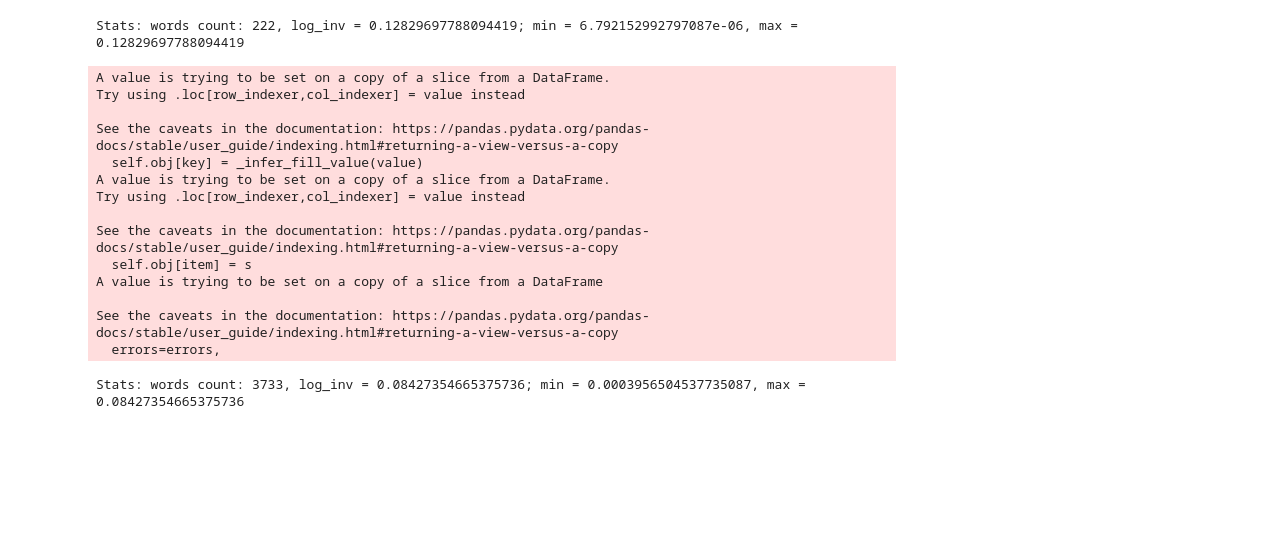
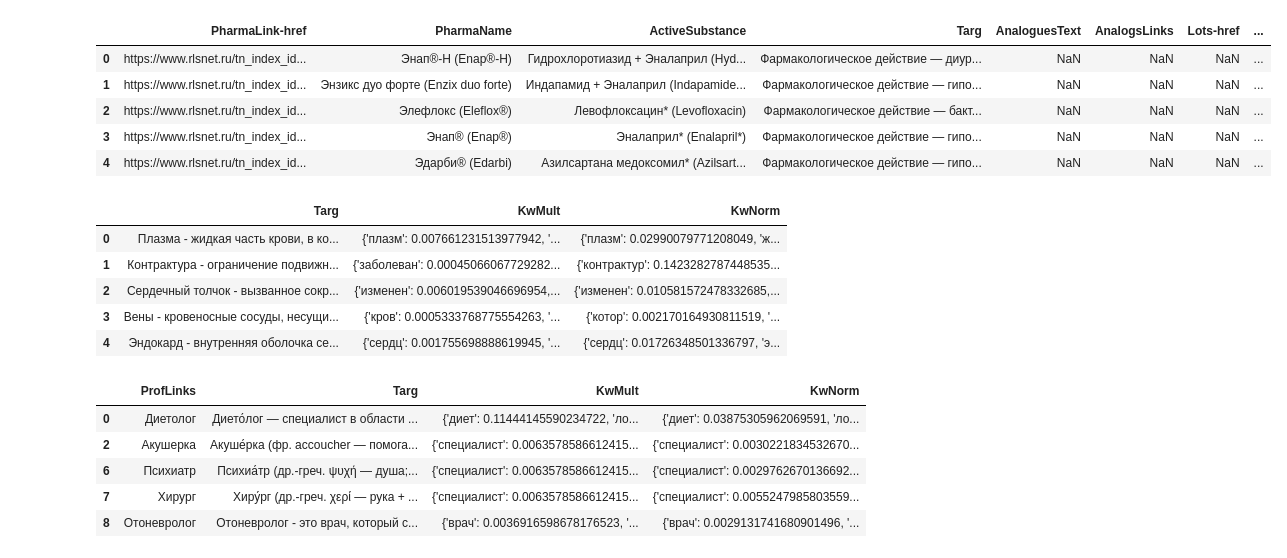
Before and after one commit to maksutovaynur/virushack, a Jupyter notebook: data/Scrapping.ipynb, the cells around one changed output. Cells and saved outputs as stored; diff of their text form; code cells hidden in the pictures; blank space fills up the shorter version.

```diff
--- a/data/Scrapping.ipynb
+++ b/data/Scrapping.ipynb
@@ -80,28 +124,30 @@ S2dict.rename(columns={"Description": "Targ"}, inplace=True)
 # %%
-pharma = prepare_dataset(pharma, 'pharma', max_len=None)
-Sdict = prepare_dataset(Sdict, 'def', max_len=None)
-S2dict = prepare_dataset(S2dict, 'def2', max_len=None)
-Pdict = prepare_dataset(Pdict, 'prof', max_len=None)
+Ph = prepare_dataset(pharma, 'pharma', max_len=None)
+Sd = prepare_dataset(sdict, 'def', max_len=None)
+Sd2 = prepare_dataset(sdict2, 'def2', max_len=None)
+Pd = prepare_dataset(pdict, 'prof', max_len=None)
-# %% [output]
-Stats: words count: 222, log_inv = 0.12829697788094419; min = 6.792152992797087e-06, max = 0.12829697788094419
-A value is trying to be set on a copy of a slice from a DataFrame.
-Try using .loc[row_indexer,col_indexer] = value instead
-
-See the caveats in the documentation: https://pandas.pydata.org/pandas-docs/stable/user_guide/indexing.html#returning-a-view-versus-a-copy
-  self.obj[key] = _infer_fill_value(value)
-A value is trying to be set on a copy of a slice from a DataFrame.
-Try using .loc[row_indexer,col_indexer] = value instead
-
-See the caveats in the documentation: https://pandas.pydata.org/pandas-docs/stable/user_guide/indexing.html#returning-a-view-versus-a-copy
-  self.obj[item] = s
-A value is trying to be set on a copy of a slice from a DataFrame
-
-See the caveats in the documentation: https://pandas.pydata.org/pandas-docs/stable/user_guide/indexing.html#returning-a-view-versus-a-copy
-  errors=errors,
-Stats: words count: 3733, log_inv = 0.08427354665375736; min = 0.0003956504537735087, max = 0.08427354665375736
 # %%
-display(Ph.head())
+display(pharma.head())
 display(Sdict.head())
 display(Pdict.head())
+# %% [output]
+|  | PharmaLink-href | PharmaName | ActiveSubstance | Targ | AnaloguesText | AnalogsLinks | Lots-href | ... |
+| 0 | https://www.rlsnet.ru/tn_index_id... | Энап®-Н (Enap®-H) | Гидрохлоротиазид + Эналаприл (Hyd... | Фармакологическое действие — диур... | NaN | NaN | NaN | ... |
+| 1 | https://www.rlsnet.ru/tn_index_id... | Энзикс дуо форте (Enzix duo forte) | Индапамид + Эналаприл (Indapamide... | Фармакологическое действие — гипо... | NaN | NaN | NaN | ... |
+| 2 | https://www.rlsnet.ru/tn_index_id... | Элефлокс (Eleflox®) | Левофлоксацин* (Levofloxacin) | Фармакологическое действие — бакт... | NaN | NaN | NaN | ... |
+| 3 | https://www.rlsnet.ru/tn_index_id... | Энап® (Enap®) | Эналаприл* (Enalapril*) | Фармакологическое действие — гипо... | NaN | NaN | NaN | ... |
+| 4 | https://www.rlsnet.ru/tn_index_id... | Эдарби® (Edarbi) | Азилсартана медоксомил* (Azilsart... | Фармакологическое действие — гипо... | NaN | NaN | NaN | ... |
+|  | Targ | KwMult | KwNorm |
+| 0 | Плазма - жидкая часть крови, в ко... | {'плазм': 0.007661231513977942, '... | {'плазм': 0.02990079771208049, 'ж... |
+| 1 | Контрактура - ограничение подвижн... | {'заболеван': 0.00045066067729282... | {'контрактур': 0.1423282787448535... |
+| 2 | Сердечный толчок - вызванное сокр... | {'изменен': 0.006019539046696954,... | {'изменен': 0.010581572478332685,... |
+| 3 | Вены - кровеносные сосуды, несущи... | {'кров': 0.0005333768775554263, '... | {'котор': 0.002170164930811519, '... |
+| 4 | Эндокард - внутренняя оболочка се... | {'сердц': 0.001755698888619945, '... | {'сердц': 0.01726348501336797, 'э... |
+|  | ProfLinks | Targ | KwMult | KwNorm |
+| 0 | Диетолог | Дието́лог — специалист в области ... | {'диет': 0.11444145590234722, 'ло... | {'диет': 0.03875305962069591, 'ло... |
+| 2 | Акушерка | Акуше́рка (фр. accoucher — помога... | {'специалист': 0.0063578586612415... | {'специалист': 0.0030221834532670... |
+| 6 | Психиатр | Психиа́тр (др.-греч. ψυχή — душа;... | {'специалист': 0.0063578586612415... | {'специалист': 0.0029762670136692... |
+| 7 | Хирург | Хиру́рг (др.-греч. χερί — рука + ... | {'специалист': 0.0063578586612415... | {'специалист': 0.0055247985803559... |
+| 8 | Отоневролог | Отоневролог - это врач, который с... | {'врач': 0.0036916598678176523, '... | {'врач': 0.0029131741680901496, '... |
 # %%
 gc.collect()
```
Also changed, not shown: parts of 8 cells of this notebook, 27 other files.
